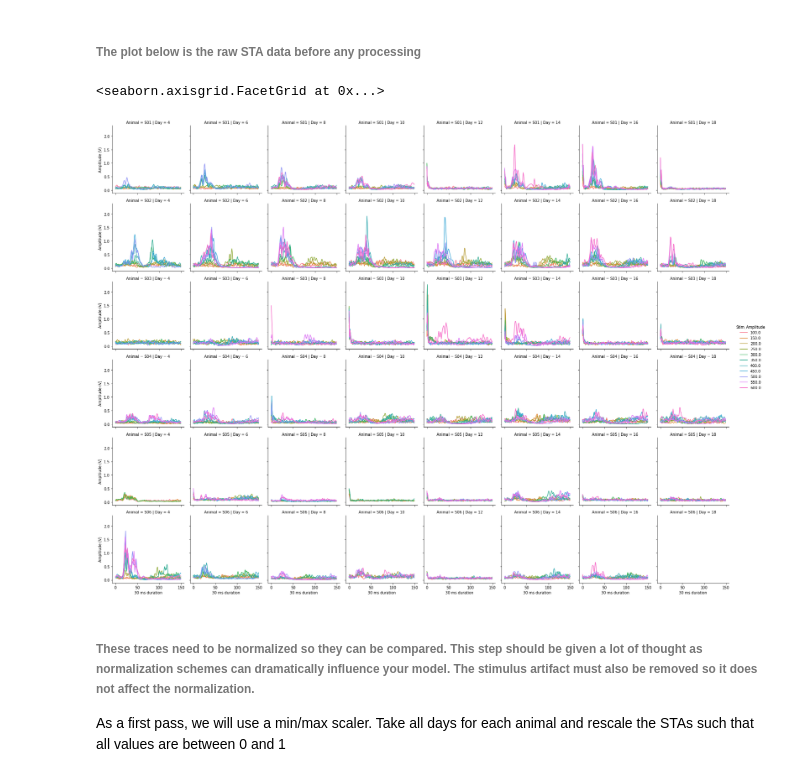
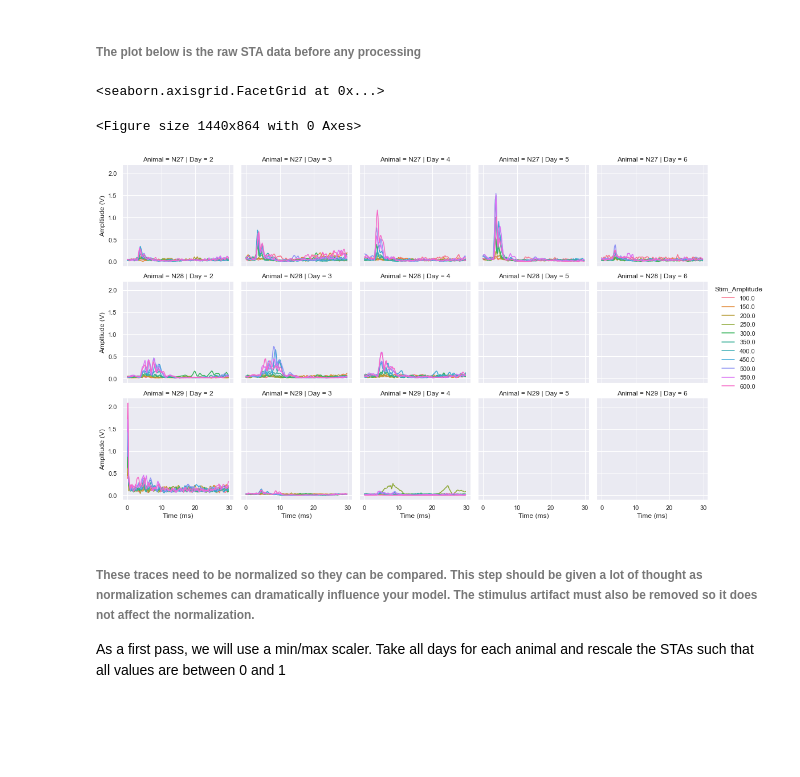
Before and after one commit to IanGMalone/Evoked_Potential_Analysis, a Jupyter notebook: Motor Evoked Potential Analyses.ipynb, the cells around one changed output. Saved outputs shown, nothing was run; the diff lists cells and outputs as text; code cells hidden in the pictures; blank space fills up the shorter version.

```diff
--- a/Motor Evoked Potential Analyses.ipynb
+++ b/Motor Evoked Potential Analyses.ipynb
@@ -6,9 +6,9 @@
 # %%
 import pandas as pd
 
-project = 'SPARC'
+project = 'NEIL'
 
-path = 'D:\\Data\\df_%s_2020_12_01.csv' % project
+path = 'D:\Data\df_STA_%s_2020_12_07.csv' % project
 df_sta = pd.read_csv(path)
 df_sta.head()
 # %% [output]
@@ -77,4 +77,8 @@ There is a lot of data here, so we will subset. Only plot waveforms of stimulati
 # %%
 df_sta_50 = df_sta[(df_sta["Stim_Amplitude"] % 50) == 0] # keep only stimulus amplitudes divisible by 50
 "Unique stimulation amplitudes after subsetting are %s uA." % (df_sta_50.Stim_Amplitude.unique())
+sampling_frequency = 5000 # hertz
+df_sta_50['Time'] = df_sta_50['Sample']/sampling_frequency # create time column based on samples and sampling frequency
+df_sta_50['Time'] = df_sta_50['Time']*1000
+df_sta_50.head()
 # %% [output]
@@ -84,14 +103,17 @@ df_sta_50 = df_sta[(df_sta["Stim_Amplitude"] % 50) == 0] # keep only stimulus am
 # %%
 import seaborn as sns
 import matplotlib.pyplot as plt
+sns.set(font_scale=1)
+plt.figure(figsize=(20,12))
 
 g = sns.FacetGrid(df_sta_50, col='Day', row='Animal', hue='Stim_Amplitude')
-g.map_dataframe(sns.lineplot, x='Sample', y='STA_Amplitude')
-g.set_axis_labels('30 ms duration', 'Ampltiude (V)')
+g.map_dataframe(sns.lineplot, x='Time', y='STA_Amplitude')
+g.set_axis_labels('Time (ms)', 'Ampltiude (V)')
 g.add_legend()
 # %% [output]
 <seaborn.axisgrid.FacetGrid at 0x...>
+<Figure size 1440x864 with 0 Axes>
-[figure, old version]
+[figure, new version]
 # %% [markdown]
 ###### These traces need to be normalized so they can be compared. This step should be given a lot of thought as normalization schemes can dramatically influence your model. The stimulus artifact must also be removed so it does not affect the normalization.
 
```
Also changed, not shown: parts of 12 cells of this notebook, 1 other file.
